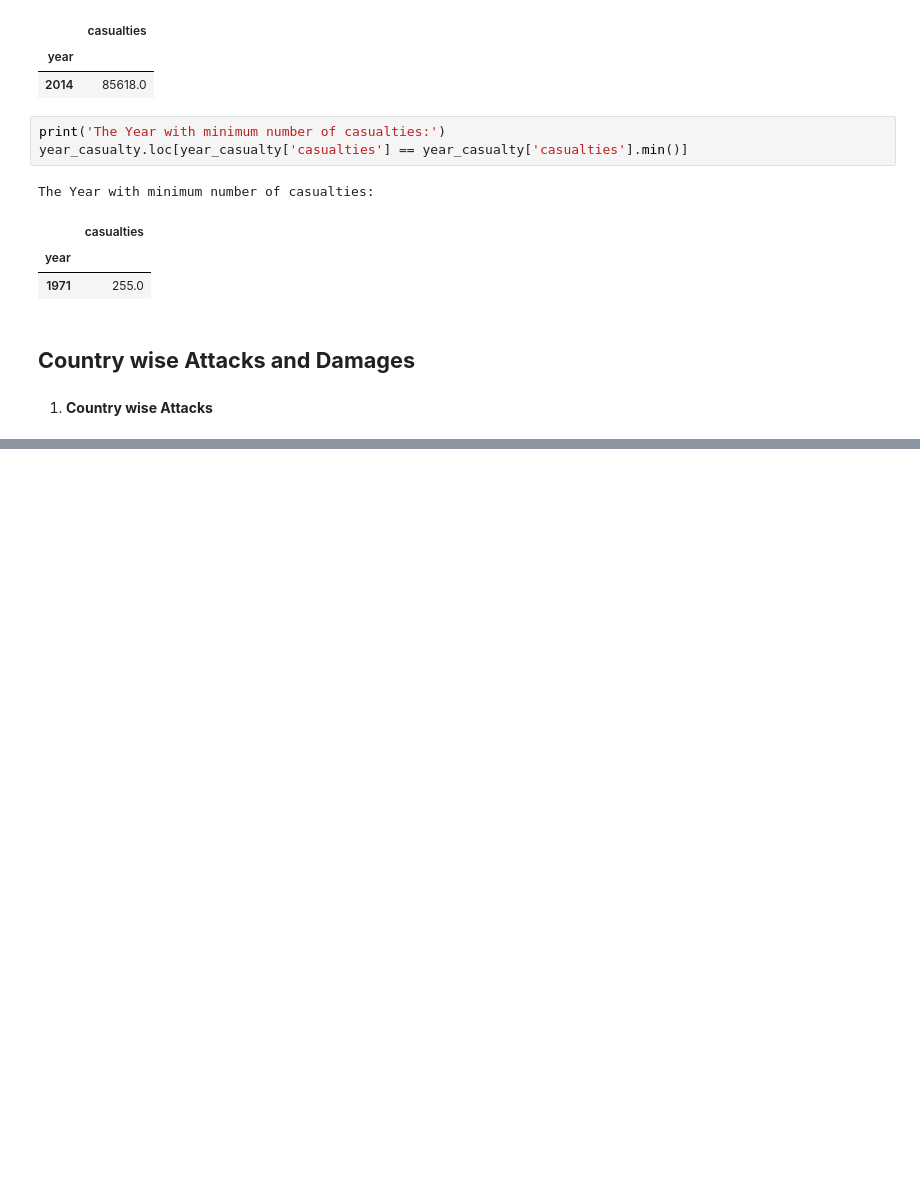
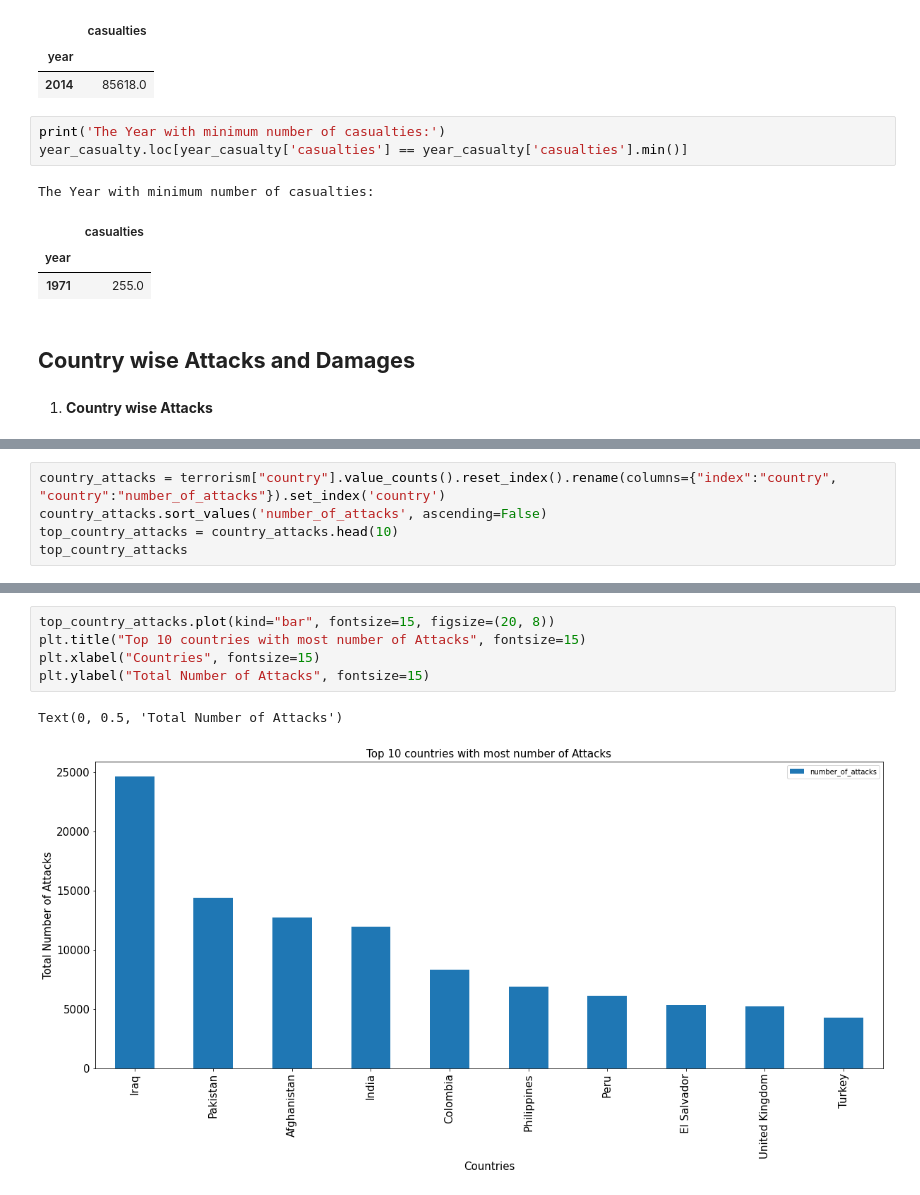
Before and after one commit to kumarraviranjan845/Global-Terrorism-Analysis, a Jupyter notebook: Global_Terrorism_Analysis_Capstone_Project.ipynb, the cells around one changed output, grey strips where cells are left out. Cells and saved outputs as stored; diff of their text form; blank space fills up the shorter version.

```diff
--- a/Global_Terrorism_Analysis_Capstone_Project.ipynb
+++ b/Global_Terrorism_Analysis_Capstone_Project.ipynb
@@ -274,0 +273,5 @@ country_attacks
+# %%
+country_attacks = terrorism["country"].value_counts().reset_index().rename(columns={"index":"country", "country":"number_of_attacks"}).set_index('country')
+country_attacks.sort_values('number_of_attacks', ascending=False)
+top_country_attacks = country_attacks.head(10)
+top_country_attacks
@@ -274,0 +291,8 @@ country_attacks
+# %%
+top_country_attacks.plot(kind="bar", fontsize=15, figsize=(20, 8))
+plt.title("Top 10 countries with most number of Attacks", fontsize=15)
+plt.xlabel("Countries", fontsize=15)
+plt.ylabel("Total Number of Attacks", fontsize=15)
+# %% [output]
+Text(0, 0.5, 'Total Number of Attacks')
+[figure, added]
```
Also changed, not shown: parts of 13 cells of this notebook.
